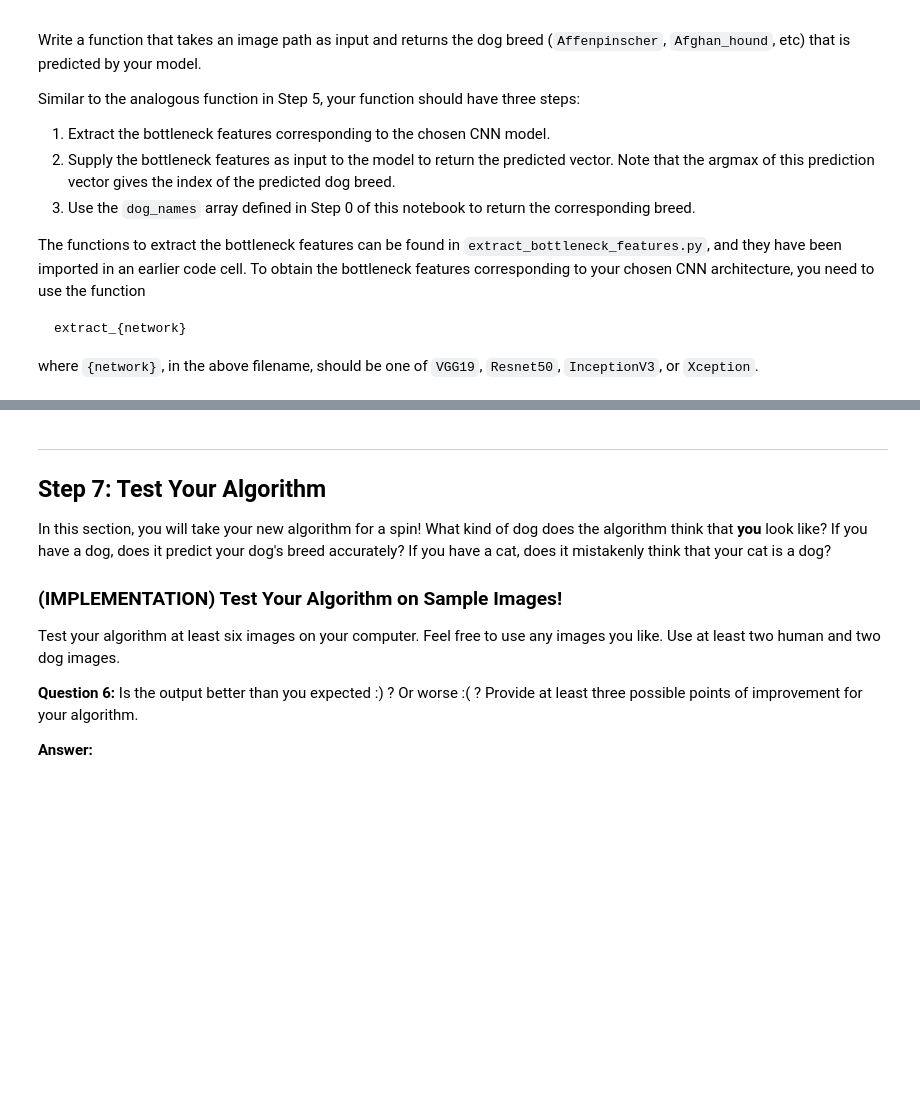
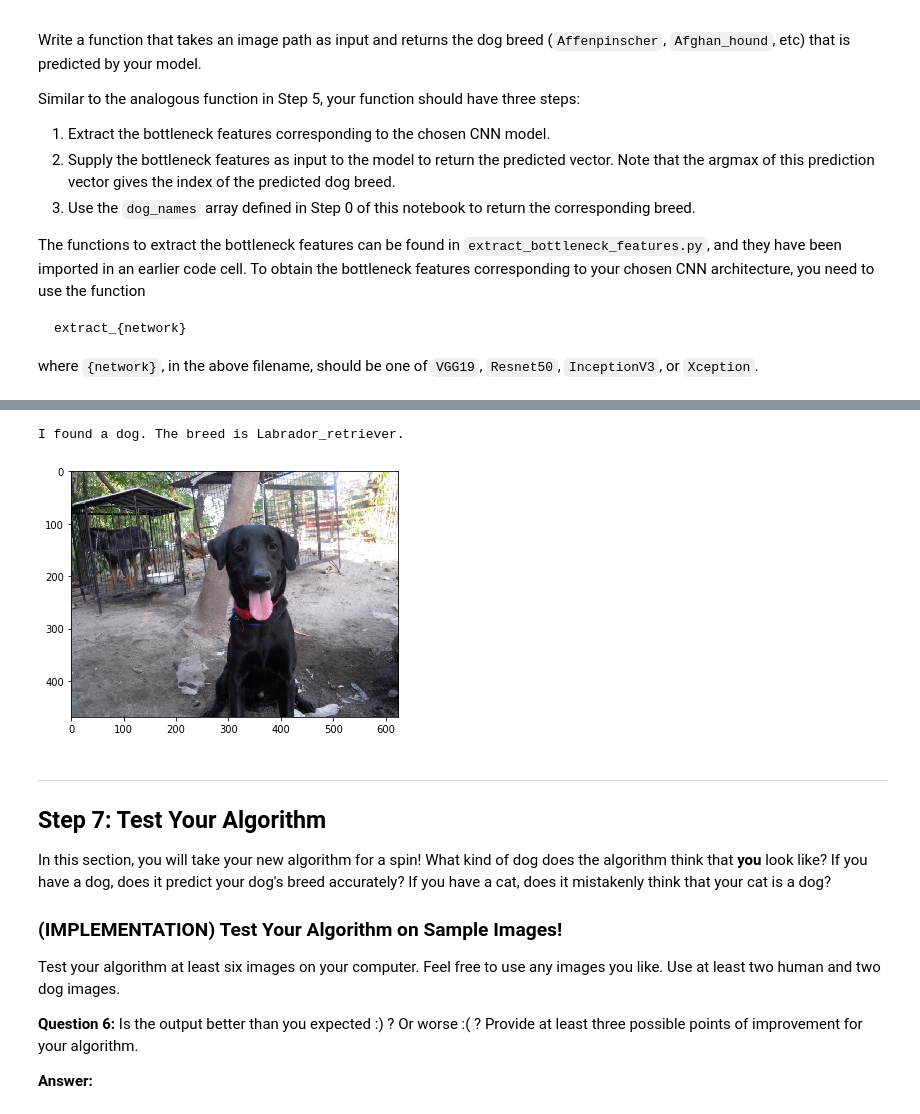
Before and after one commit to alexrop/cnn_dog_breed_classifier, a Jupyter notebook: dog_app.ipynb, the cells around one changed output, grey strips where cells are left out. Saved outputs shown, nothing was run; the diff lists cells and outputs as text; code cells hidden in the pictures; blank space fills up the shorter version.

```diff
--- a/dog_app.ipynb
+++ b/dog_app.ipynb
@@ -921,3 +1149,8 @@ This photo looks like an Afghan Hound.
+# %%
+breed_detector('images/Labrador_retriever_06449.jpg')
+# %% [output]
+I found a dog. The breed is Labrador_retriever.
+[figure, added]
 # %% [markdown]
 ---
 <a id='step7'></a>
```
Also changed, not shown: parts of 25 cells of this notebook.
